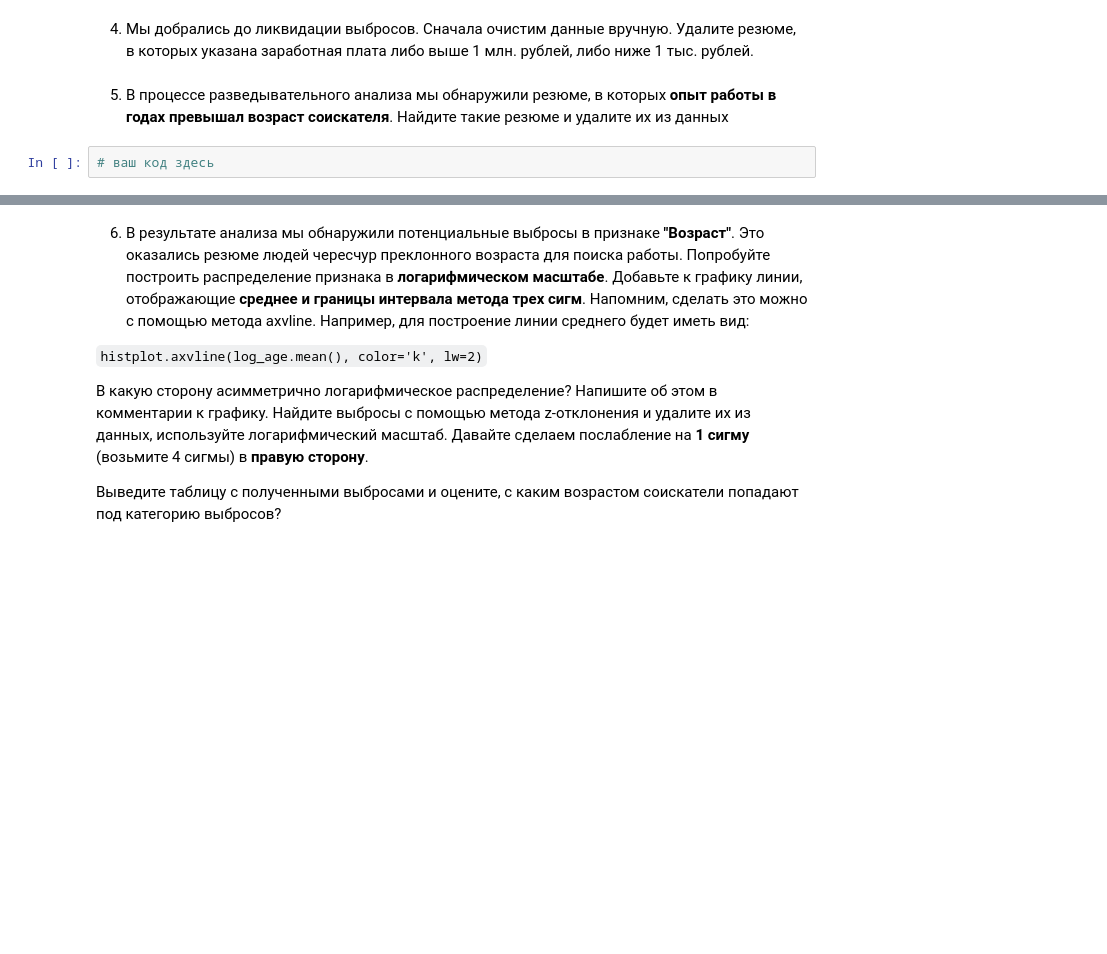
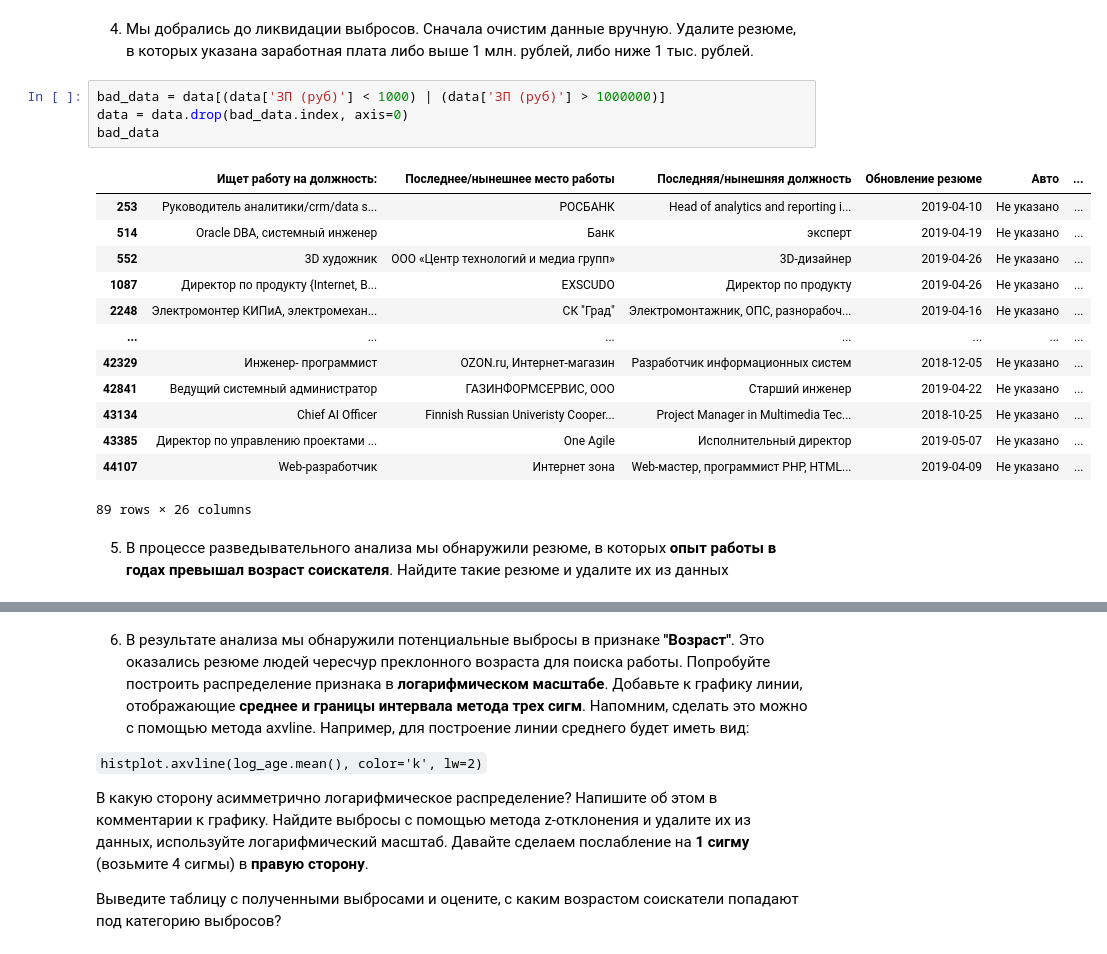
Before and after one commit to malinamedusa/Analysis-vacancies-HeadHunter, a Jupyter notebook: Project_01.ipynb, the cells around one changed output, grey strips where cells are left out. Cells and saved outputs as stored; diff of their text form; blank space fills up the shorter version.

```diff
--- a/Project_01.ipynb
+++ b/Project_01.ipynb
@@ -698,7 +703,23 @@ round(data['Опыт работы (месяц)'].mean())
 114
 # %% [markdown]
 4. Мы добрались до ликвидации выбросов. Сначала очистим данные вручную. Удалите резюме, в которых указана заработная плата либо выше 1 млн. рублей, либо ниже 1 тыс. рублей.
+# %%
+bad_data = data[(data['ЗП (руб)'] < 1000) | (data['ЗП (руб)'] > 1000000)]
+data = data.drop(bad_data.index, axis=0)
+bad_data
+# %% [output]
+|  | Ищет работу на должность: | Последнее/нынешнее место работы | Последняя/нынешняя должность | Обновление резюме | Авто | ... |
+| 253 | Руководитель аналитики/crm/data s... | РОСБАНК | Head of analytics and reporting i... | 2019-04-10 | Не указано | ... |
+| 514 | Oracle DBA, системный инженер | Банк | эксперт | 2019-04-19 | Не указано | ... |
+| 552 | 3D художник | ООО «Центр технологий и медиа групп» | 3D-дизайнер | 2019-04-26 | Не указано | ... |
+| 1087 | Директор по продукту {Internet, B... | EXSCUDO | Директор по продукту | 2019-04-26 | Не указано | ... |
+| 2248 | Электромонтер КИПиА, электромехан... | СК "Град" | Электромонтажник, ОПС, разнорабоч... | 2019-04-16 | Не указано | ... |
+| ... | ... | ... | ... | ... | ... | ... |
+| 42329 | Инженер- программист | OZON.ru, Интернет-магазин | Разработчик информационных систем | 2018-12-05 | Не указано | ... |
+| 42841 | Ведущий системный администратор | ГАЗИНФОРМСЕРВИС, ООО | Старший инженер | 2019-04-22 | Не указано | ... |
+| 43134 | Chief AI Officer | Finnish Russian Univeristy Cooper... | Project Manager in Multimedia Tec... | 2018-10-25 | Не указано | ... |
+| 43385 | Директор по управлению проектами ... | One Agile | Исполнительный директор | 2019-05-07 | Не указано | ... |
+| 44107 | Web-разработчик | Интернет зона | Web-мастер, программист РНР, HTML... | 2019-04-09 | Не указано | ... |
+89 rows × 26 columns
 # %% [markdown]
 5. В процессе разведывательного анализа мы обнаружили резюме, в которых **опыт работы в годах превышал возраст соискателя**. Найдите такие резюме и удалите их из данных
-# %%
-# ваш код здесь
```
Also changed, not shown: parts of 4 cells of this notebook.
